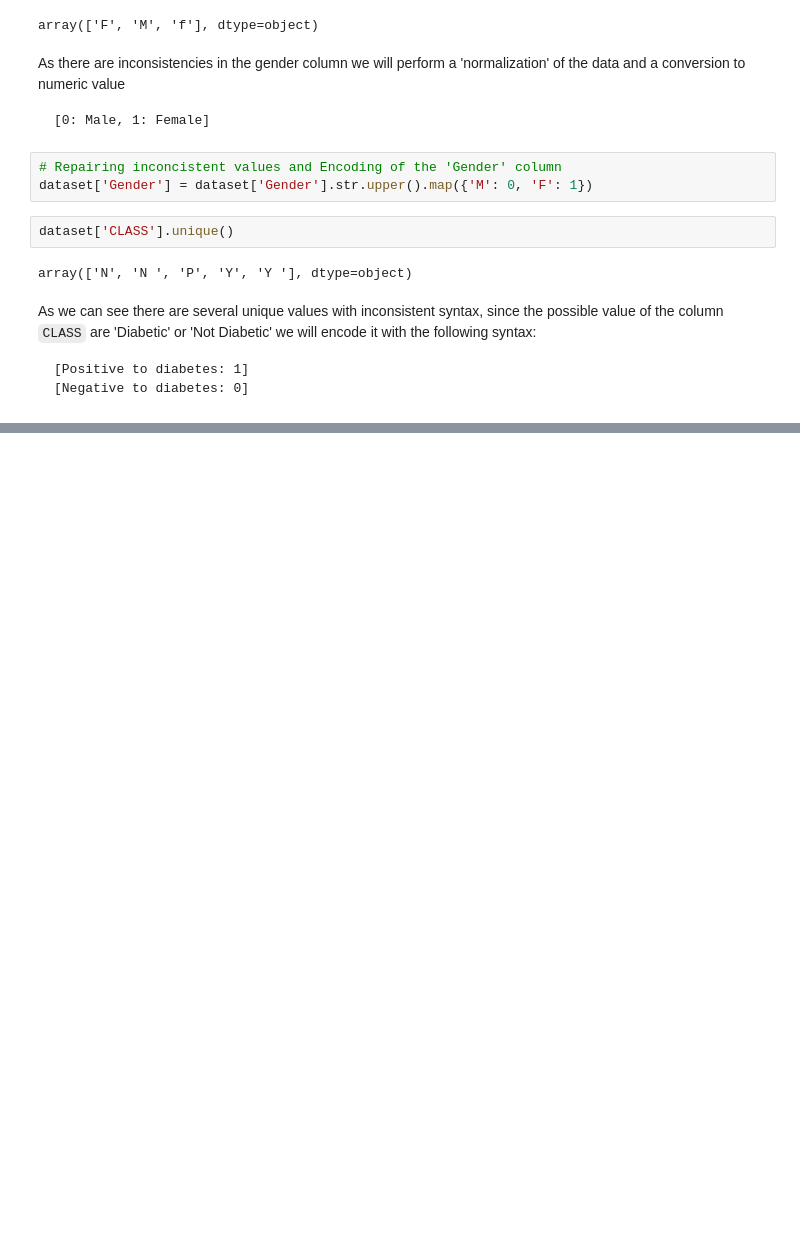
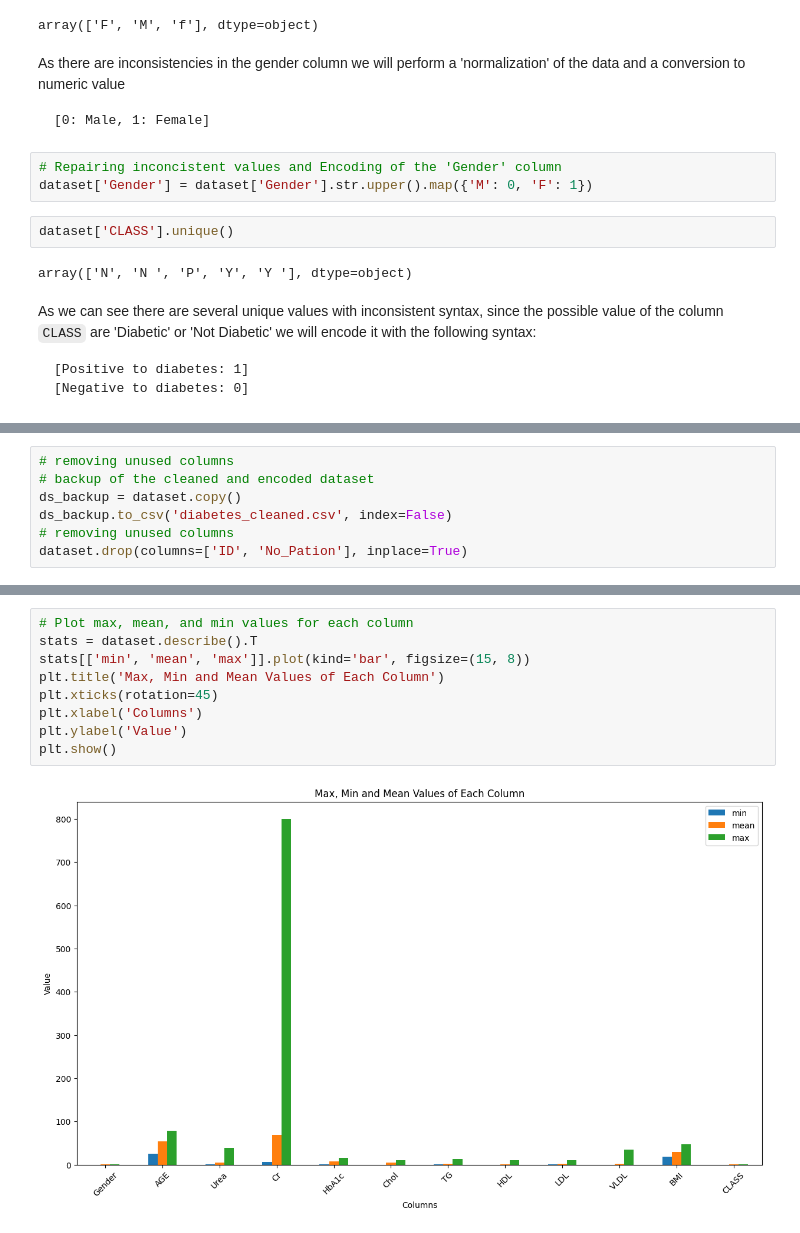
Before and after one commit to tbimbato/Diabetes-Dataset-EDA-and-prediction, a Jupyter notebook: notebooks/EDA.ipynb, the cells around one changed output, grey strips where cells are left out. Drawn from its saved outputs; the diff is of its cells as text; blank space fills up the shorter version.

```diff
--- a/notebooks/EDA.ipynb
+++ b/notebooks/EDA.ipynb
@@ -154,0 +189,7 @@ array([0, 1])
+# %%
+# removing unused columns
+# backup of the cleaned and encoded dataset
+ds_backup = dataset.copy()
+ds_backup.to_csv('diabetes_cleaned.csv', index=False)
+# removing unused columns
+dataset.drop(columns=['ID', 'No_Pation'], inplace=True)
@@ -154,0 +214,11 @@ array([0, 1])
+# %%
+# Plot max, mean, and min values for each column
+stats = dataset.describe().T
+stats[['min', 'mean', 'max']].plot(kind='bar', figsize=(15, 8))
+plt.title('Max, Min and Mean Values of Each Column')
+plt.xticks(rotation=45)
+plt.xlabel('Columns')
+plt.ylabel('Value')
+plt.show()
+# %% [output]
+[figure, added]
```
Also changed, not shown: parts of 9 cells of this notebook, 2 other files.
